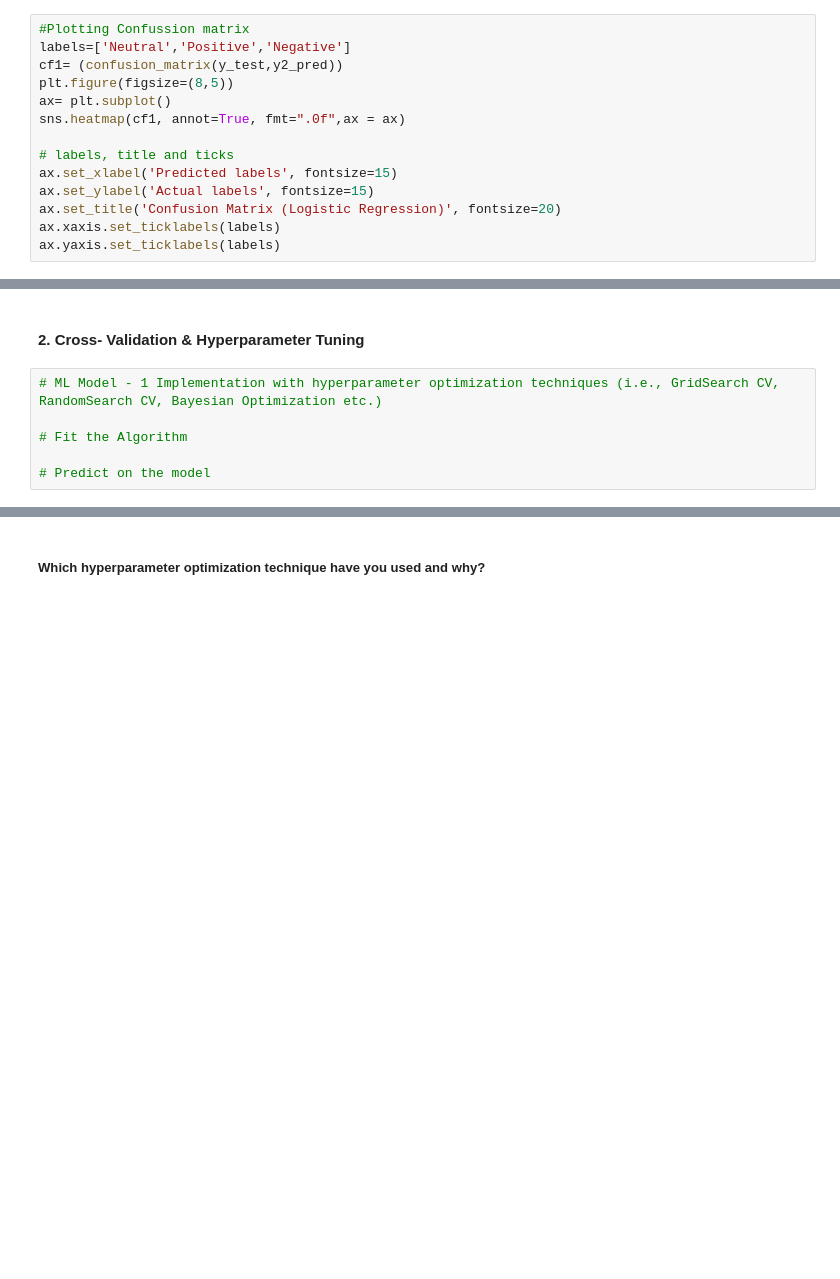
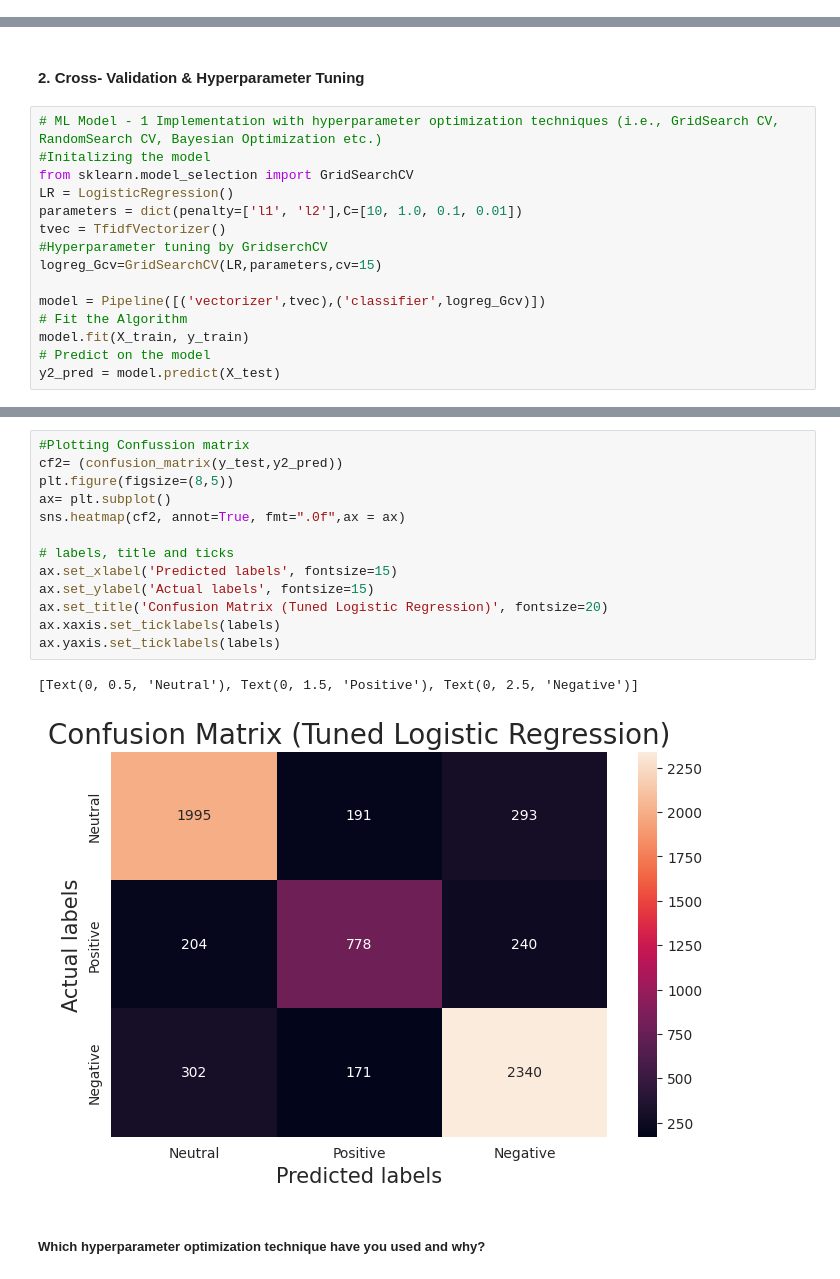
Before and after one commit to Jeetesh-KumarM/CAPSTONE-PROJECT-3-CLASSIFICATION, a Jupyter notebook: Coronavirus_Tweet_Sentiment_Analysis.ipynb, the cells around one changed output, grey strips where cells are left out. Drawn from its saved outputs; the diff is of its cells as text; blank space fills up the shorter version.

```diff
--- a/Coronavirus_Tweet_Sentiment_Analysis.ipynb
+++ b/Coronavirus_Tweet_Sentiment_Analysis.ipynb
@@ -978,14 +931,0 @@ weighted avg       0.78      0.78      0.78      6514
-# %%
-#Plotting Confussion matrix
-labels=['Neutral','Positive','Negative']
-cf1= (confusion_matrix(y_test,y2_pred))
-plt.figure(figsize=(8,5))
-ax= plt.subplot()
-sns.heatmap(cf1, annot=True, fmt=".0f",ax = ax)
-
-# labels, title and ticks
-ax.set_xlabel('Predicted labels', fontsize=15)
-ax.set_ylabel('Actual labels', fontsize=15)
-ax.set_title('Confusion Matrix (Logistic Regression)', fontsize=20)
-ax.xaxis.set_ticklabels(labels)
-ax.yaxis.set_ticklabels(labels)
@@ -1047,7 +948,16 @@ print(result)
 #### 2. Cross- Validation & Hyperparameter Tuning
 # %%
 # ML Model - 1 Implementation with hyperparameter optimization techniques (i.e., GridSearch CV, RandomSearch CV, Bayesian Optimization etc.)
+#Initalizing the model
+from sklearn.model_selection import GridSearchCV
+LR = LogisticRegression()
+parameters = dict(penalty=['l1', 'l2'],C=[10, 1.0, 0.1, 0.01])
+tvec = TfidfVectorizer()
+#Hyperparameter tuning by GridserchCV
+logreg_Gcv=GridSearchCV(LR,parameters,cv=15)
 
+model = Pipeline([('vectorizer',tvec),('classifier',logreg_Gcv)])
 # Fit the Algorithm
-
+model.fit(X_train, y_train)
 # Predict on the model
+y2_pred = model.predict(X_test)
@@ -1054,3 +984,19 @@ print(result)
+# %%
+#Plotting Confussion matrix
+cf2= (confusion_matrix(y_test,y2_pred))
+plt.figure(figsize=(8,5))
+ax= plt.subplot()
+sns.heatmap(cf2, annot=True, fmt=".0f",ax = ax)
+
+# labels, title and ticks
+ax.set_xlabel('Predicted labels', fontsize=15)
+ax.set_ylabel('Actual labels', fontsize=15)
+ax.set_title('Confusion Matrix (Tuned Logistic Regression)', fontsize=20)
+ax.xaxis.set_ticklabels(labels)
+ax.yaxis.set_ticklabels(labels)
+# %% [output]
+[Text(0, 0.5, 'Neutral'), Text(0, 1.5, 'Positive'), Text(0, 2.5, 'Negative')]
+[figure, added]
 # %% [markdown]
 ##### Which hyperparameter optimization technique have you used and why?
 # %% [markdown]
```
Also changed, not shown: parts of 23 cells of this notebook.
